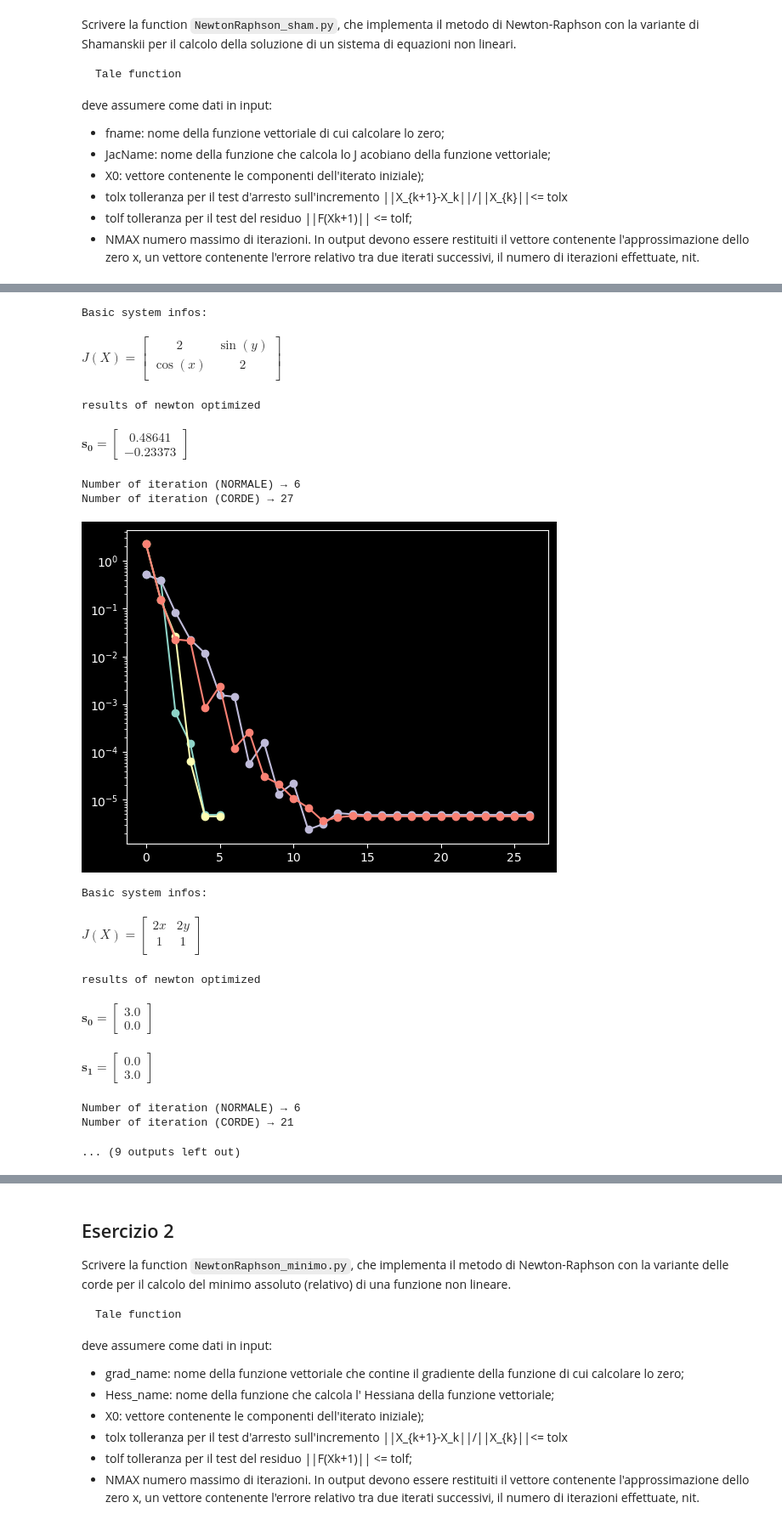
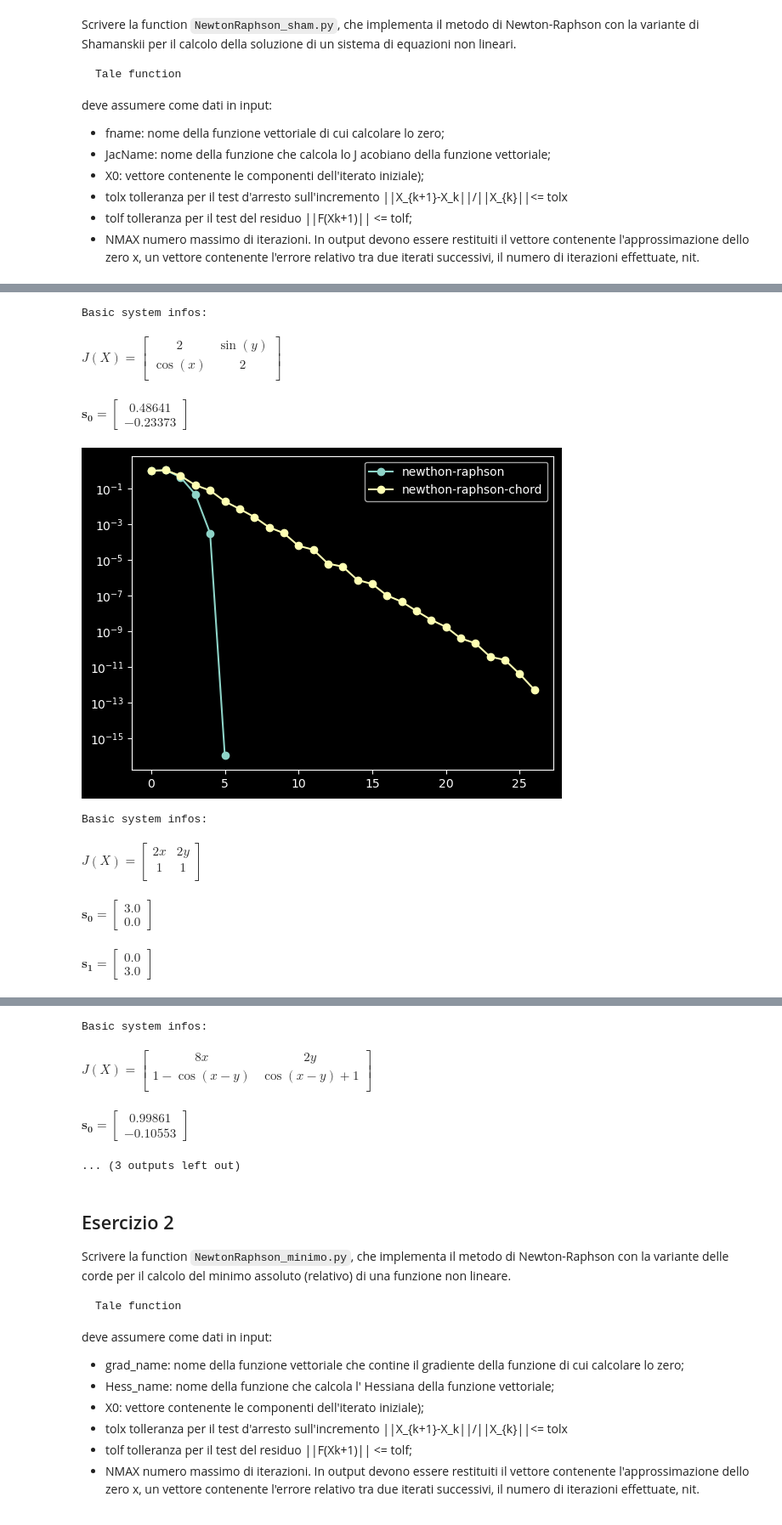
Before and after one commit to KeegTheBoi/metodi_numerici_es, a Jupyter notebook: Lecture 7/Esercitazione7.ipynb, the cells around one changed output, grey strips where cells are left out. Shown at 85% size. Saved outputs shown, nothing was run; the diff lists cells and outputs as text; code cells hidden in the pictures.

Commit message:
now showing relative error, organize some code

```diff
--- a/Lecture 7/Esercitazione7.ipynb
+++ b/Lecture 7/Esercitazione7.ipynb
@@ -75,7 +92,11 @@ def Jacobian (funcs, var, literal=False):
     return np.array([[fun.partial_derivative(str(s))[0] if not literal else fun.partial_derivative(str(s))[1] for s in var] for fun in funcs])
 
 
-def print_system_data(fun_symb, functions, sol=False):
+def plot_err_relative(method, real):
+        z, it, err = method
+        plt.semilogy(np.arange(it), err, "o-")
+
+def print_system_data(fun_symb, functions, real_val, sol=False):
     print("\nBasic system infos:\n")
     r = np.arange(-4.0, 4.0, 0.01)
     funcs = [FunctionApprox(fun, symbols=fun_symb, notation=f'f_{i}') for i, fun in enumerate(functions[0])]
@@ -95,52 +116,37 @@ def print_system_data(fun_symb, functions, sol=False):
     }
     if sol:
         results_normal = [meth.newton_raphson_optimized(f, J, x0, tolx, tolf, nmax) for x0 in functions[1]]
-        results_chord = [meth.newton_raphson_chord(f, J, x0, tolx, tolf, nmax) for x0 in functions[1]]
-        print("results of newton optimized")
+
         [display_vector(z, notation=f"s_{i}") for i, (z, _, _) in enumerate(results_normal)]
-
-        _, it, arr = results_normal[0]
-        print(f"Number of iteration (NORMALE) → {it}")
-        _, it, arr = results_chord[0]
-        print(f"Number of iteration (CORDE) → {it}")
-
 
         [
             [
-                funcs[0].plot_error(met(f, J, x0, tolx, tolf, nmax), plotter=plt, real=np.array([0.48641, -0.23373]))
+                plot_err_relative(met(f, J, x0, tolx, tolf, nmax), real=np.array(real_val))
                 for i, x0 in enumerate(functions[1])
             ]
             for met in newthon_raphson_variants.values()
         ]
+        plt.legend(newthon_raphson_variants.keys())
         plt.show()
 # %%
 symbs = sym.symbols('x y')
 systems_eq = {
     1: ((lambda x0, x1: 2 * x0 - sym.cos(x1), lambda x0, x1: sym.sin(x0) + 2 * x1),
-        [(1, 2)]),
+        [[1, 2]]),
     2: ((lambda x0, x1: x0**2 + x1**2 - 9,  lambda x0, x1: x0 + x1 - 3),
-        [(4, 0), (0, 3)]),
+        [[4, 0], [0, 3]]),
     3: ((lambda x0, x1: 4 * x0**2 + x1**2 - 4, lambda x0, x1: x0 + x1 - sym.sin(x0-x1)),
-      [(1, 0), (-1, 0)])
-
-    # ,4: ((lambda x0, x1: x0**2 + x1**2 - 4, lambda x0, x1: x0 * sym.exp(x1)/x1 + (sym.atan(x0 + x1))**2),
-    #     [(0, 2), (2, -2)])
+      [[1, 0], [-1, 0]])
 }
+solutions = [[0.48641, -0.23373], [3, 0], [0.99861,-0.10553]]
 # %%
-[print_system_data(symbs, data, sol=True) for data in systems_eq.values()]
+[print_system_data(symbs, data, solutions[i-1], sol=True) for i, data in systems_eq.items()]
 # %% [output]
 Basic system infos:
 $ J(X)= \begin{bmatrix}2 & \sin{\left(y \right)} \\ \cos{\left(x \right)} & 2 \\ \end{bmatrix}$
+$ \mathbf{s_0} = \begin{bmatrix}0.48641 \\ -0.23373\end{bmatrix}$
+[figure, new version]
-results of newton optimized
+Basic system infos:
-$ \mathbf{s_0} = \begin{bmatrix}0.48641 \\ -0.23373\end{bmatrix}$
-Number of iteration (NORMALE) → 6
-Number of iteration (CORDE) → 27
-[figure, old version]
-Basic system infos:
 $ J(X)= \begin{bmatrix}2 x & 2 y \\ 1 & 1 \\ \end{bmatrix}$
-results of newton optimized
 $ \mathbf{s_0} = \begin{bmatrix}3.0 \\ 0.0\end{bmatrix}$
 $ \mathbf{s_1} = \begin{bmatrix}0.0 \\ 3.0\end{bmatrix}$
-Number of iteration (NORMALE) → 6
-Number of iteration (CORDE) → 21
-... (9 outputs left out)
@@ -147,3 +154,7 @@ Number of iteration (CORDE) → 21
+Basic system infos:
+$ J(X)= \begin{bmatrix}8 x & 2 y \\ 1 - \cos{\left(x - y \right)} & \cos{\left(x - y \right)} + 1 \\ \end{bmatrix}$
+$ \mathbf{s_0} = \begin{bmatrix}0.99861 \\ -0.10553\end{bmatrix}$
+... (3 outputs left out)
 # %% [markdown]
 ## Esercizio 2
 Scrivere la function `NewtonRaphson_minimo.py`, che implementa il metodo di Newton-Raphson con la variante delle corde
```
Also changed, not shown: parts of 7 cells of this notebook, 3 other files.
